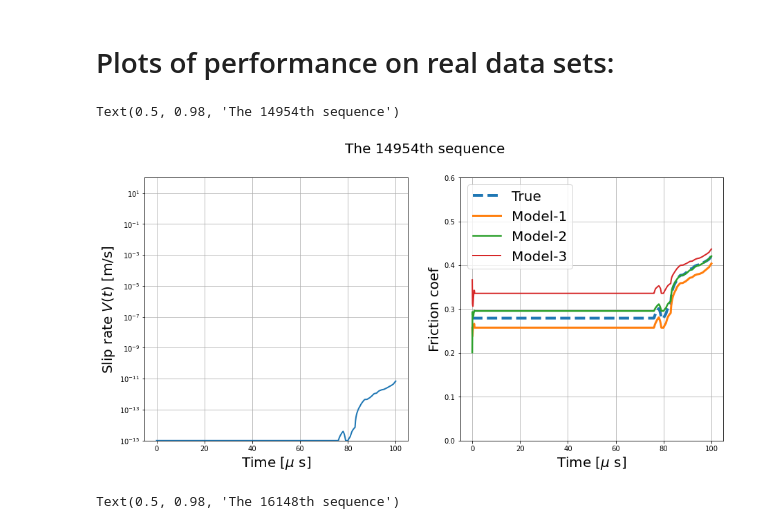
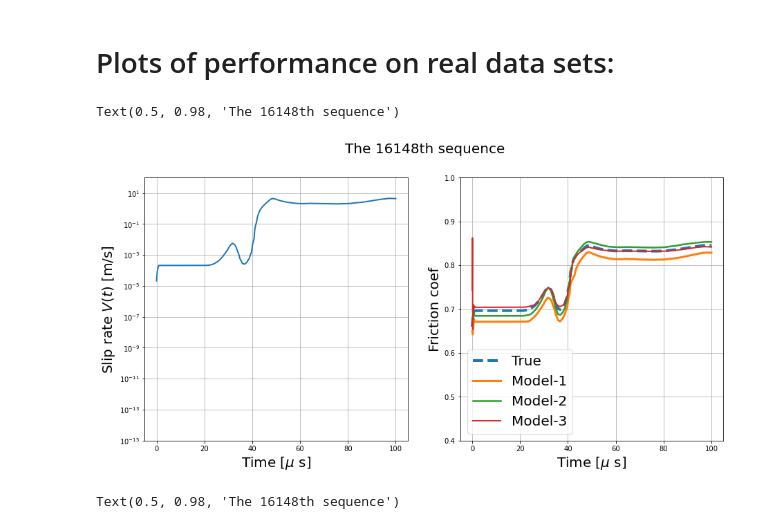
Before and after one commit to Shengduo/RateStateFrictionTraining, a Jupyter notebook: Trial_NonRegularizedGen.ipynb, the cells around one changed output. Drawn from its saved outputs; the diff is of its cells as text; code cells hidden in the pictures.

```diff
--- a/Trial_NonRegularizedGen.ipynb
+++ b/Trial_NonRegularizedGen.ipynb
@@ -909,39 +909,39 @@ Test L2 loss is:  [0.2491609534213847, 0.09932576410979047, 0.15500725186359732]
 # Plots of performance on real data sets:
 # %%
 # Plot the slip rate, friction coefficient vs. time for sequence [idx]
-idx = 6 + testSt
+idx = 1200 + testSt
 f, axs = plt.subplots(1, 2, figsize = (15, 7))
 
 # Plot V(t)
 axs[0].semilogy(1e6 * t, VrealTest[idx, :], linewidth=2.0)
 axs[0].set_xlabel('Time [$\mu$ s]', fontsize=20)
 axs[0].set_ylabel('Slip rate $V(t)\  \mathrm{[m/s]}$', fontsize=20)
 axs[0].set_ylim([1e-15, 1e2])
 axs[0].grid()
 
 fcoef_real_true = tauReal / NrealTest
 fcoef_real_pred = [tauReal_pred_this / NrealTest for tauReal_pred_this in tauReal_pred]
 
 # Plot fcoef(t)
 axs[1].plot(1e6 * t, fcoef_real_true[idx, :], '--', linewidth=4.0)
 linewds = torch.linspace(3.0, 2.0, len(testLoss))
 lgdStr = ["True"]
 
 # Plot every model
 for i in range(len(linewds)):
     axs[1].plot(1e6 * t, fcoef_real_pred[i][idx, :], linewidth=linewds[i])
     lgdStr.append("Model-" + str(i + 1))
 
 axs[1].legend(lgdStr, loc = 'best', fontsize = 20)
 axs[1].set_xlabel('Time [$\mu$ s]', fontsize=20)
 axs[1].set_ylabel('Friction coef', fontsize=20)
-axs[1].set_ylim([0, 0.6])
+axs[1].set_ylim([0.4, 1.0])
 axs[1].grid()
 
 f.suptitle("The " + str(idx) + "th sequence", fontsize = 20)
 # %% [output]
-Text(0.5, 0.98, 'The 14954th sequence')
+Text(0.5, 0.98, 'The 16148th sequence')
-[figure, old version]
+[figure, new version]
 # %%
 # Plot the V(t), N(t), theta(t), tau(t) for sequence [idx]
 idx = 1200 + testSt
```
